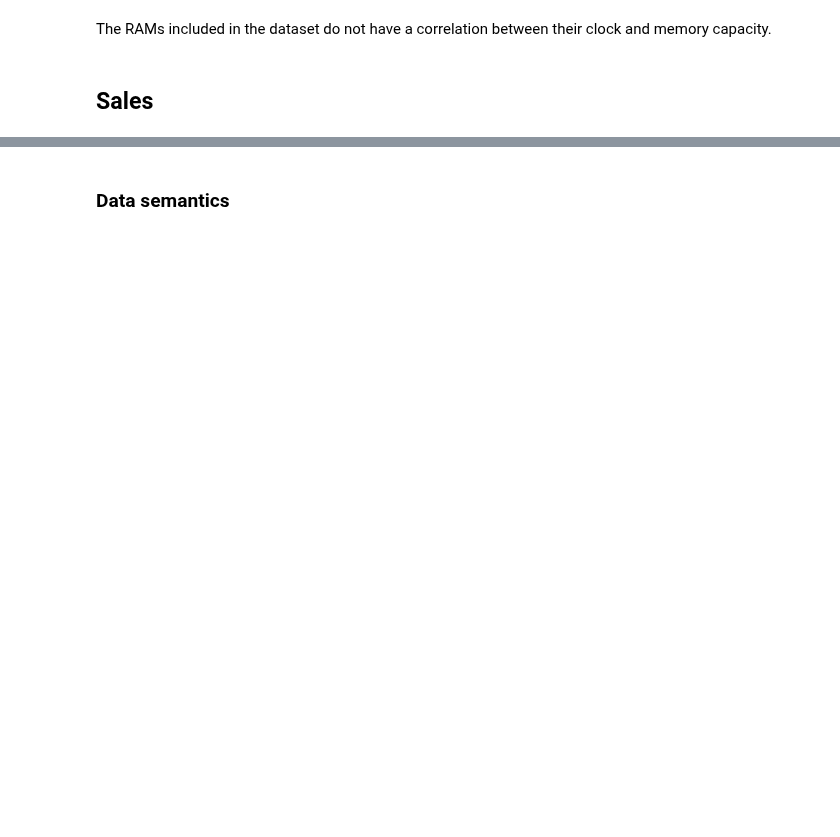
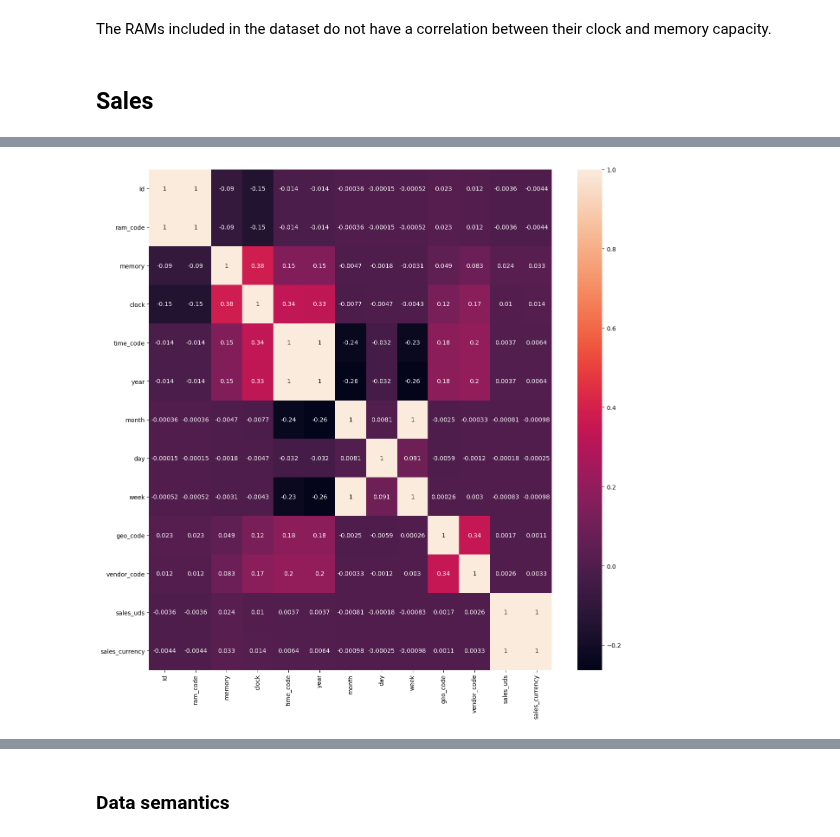
Before and after one commit to adettori/Data-Mining-DM-2020-project, a Jupyter notebook: dm2020-2-task1.ipynb, the cells around one changed output, grey strips where cells are left out. Cells and saved outputs as stored; diff of their text form; code cells hidden in the pictures; blank space fills up the shorter version.

```diff
--- a/dm2020-2-task1.ipynb
+++ b/dm2020-2-task1.ipynb
@@ -122,0 +230,7 @@ df_sales_merged.head()
+# %%
+num_sales_df = df_sales_merged.drop(["brand", "name", "memory_type", "continent", "country", "region", "currency", "name_vendor"], axis=1)
+plt.figure(figsize=(15,15))
+sn.heatmap(num_sales_df.corr(), annot=True)
+plt.show()
+# %% [output]
+[figure, added]
```
Also changed, not shown: parts of 102 cells of this notebook.
